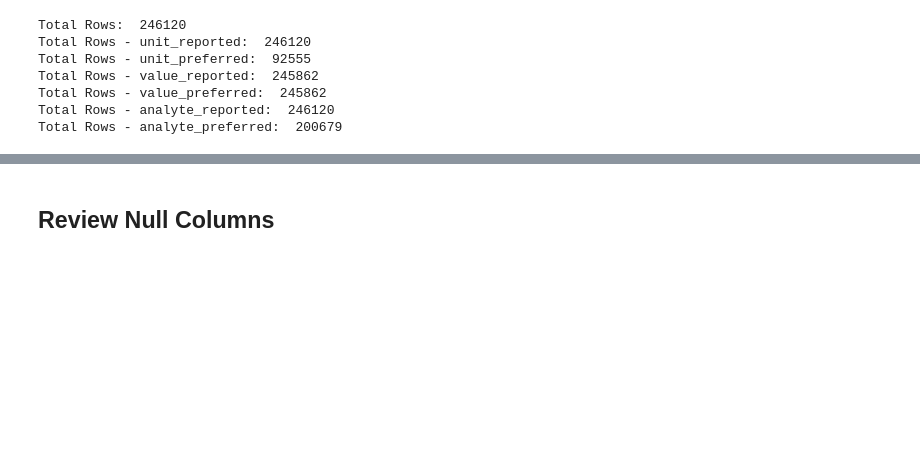
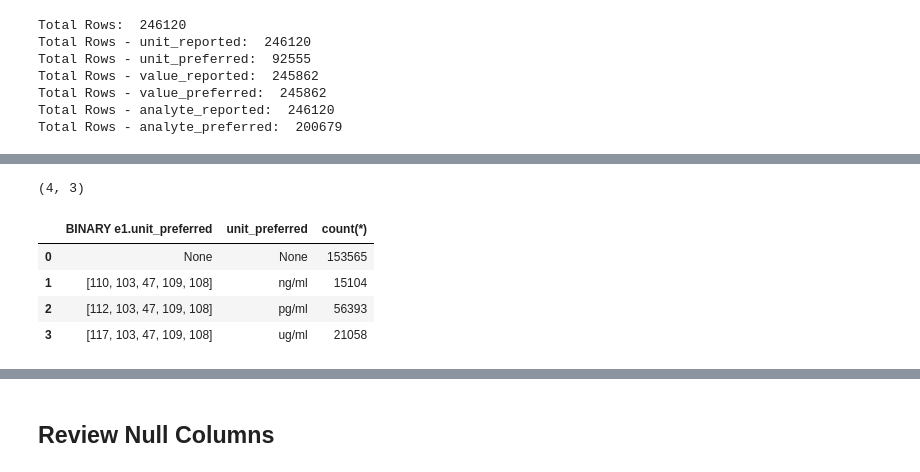
Before and after one commit to johnmcampbell13/SharedDataGraphics, a Jupyter notebook: ELISA_Explore.ipynb, the cells around one changed output, grey strips where cells are left out. Saved outputs shown, nothing was run; the diff lists cells and outputs as text; code cells hidden in the pictures; blank space fills up the shorter version.

```diff
--- a/ELISA_Explore.ipynb
+++ b/ELISA_Explore.ipynb
@@ -199,0 +212,20 @@ Total Rows - analyte_preferred:  200679
+# %%
+if RUN_SQL:
+    sql = '''
+SELECT BINARY e1.unit_preferred, e1.unit_preferred, count(*)
+  FROM elisa_result e1
+  GROUP BY BINARY e1.unit_preferred, e1.unit_preferred
+  ORDER BY BINARY e1.unit_preferred, e1.unit_preferred
+'''
+    unit_preferred = pd.read_sql(sql, shared_conn)
+    number_of_rows = len(unit_preferred)
+    pd.set_option("display.max_rows",number_of_rows)
+    print(unit_preferred.shape)
+    unit_preferred.head(number_of_rows)
+# %% [output]
+(4, 3)
+|  | BINARY e1.unit_preferred | unit_preferred | count(*) |
+| 0 | None | None | 153565 |
+| 1 | [110, 103, 47, 109, 108] | ng/ml | 15104 |
+| 2 | [112, 103, 47, 109, 108] | pg/ml | 56393 |
+| 3 | [117, 103, 47, 109, 108] | ug/ml | 21058 |
```
Also changed, not shown: parts of 47 cells of this notebook.
